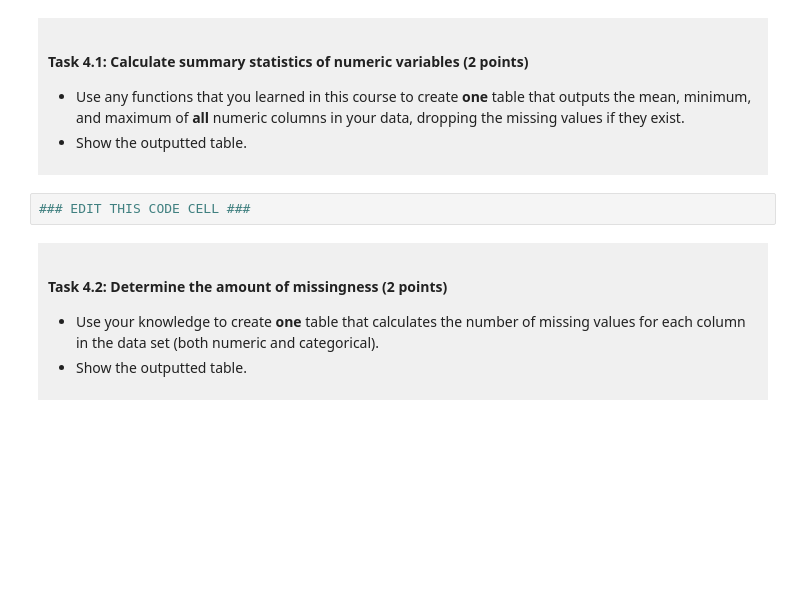
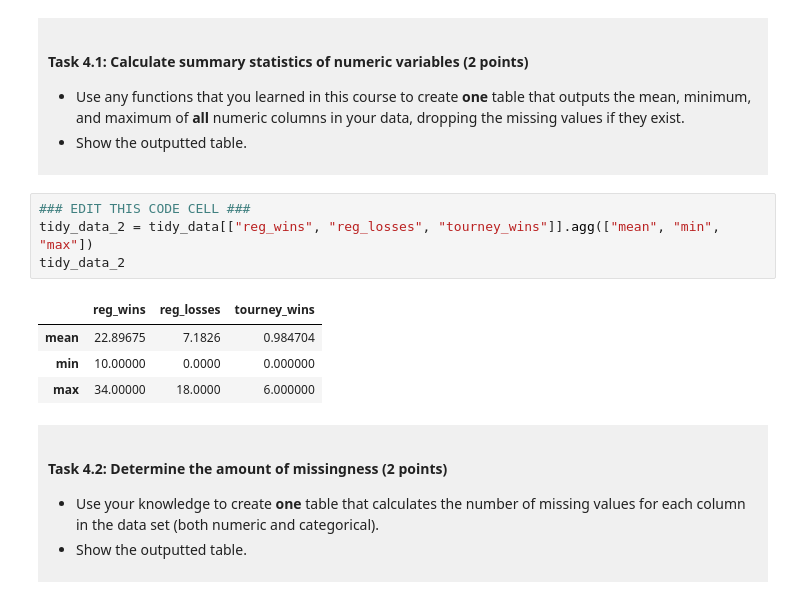
Before and after one commit to Angelina2501/dsci-100-project-angelina-makkar, a Jupyter notebook: dsci-100-project-notebook.ipynb, the cells around one changed output. Drawn from its saved outputs; the diff is of its cells as text; blank space fills up the shorter version.

```diff
--- a/dsci-100-project-notebook.ipynb
+++ b/dsci-100-project-notebook.ipynb
@@ -239,6 +239,13 @@ You will refine your research question (if needed) and produce a tidy data set.
 </div>
 # %%
 ### EDIT THIS CODE CELL ###
+tidy_data_2 = tidy_data[["reg_wins", "reg_losses", "tourney_wins"]].agg(["mean", "min", "max"])
+tidy_data_2
+# %% [output]
+|  | reg_wins | reg_losses | tourney_wins |
+| mean | 22.89675 | 7.1826 | 0.984704 |
+| min | 10.00000 | 0.0000 | 0.000000 |
+| max | 34.00000 | 18.0000 | 6.000000 |
 # %% [markdown]
 <div style="background-color: #f0f0f0; padding: 10px;">
 
```
Also changed, not shown: parts of 11 cells of this notebook.
